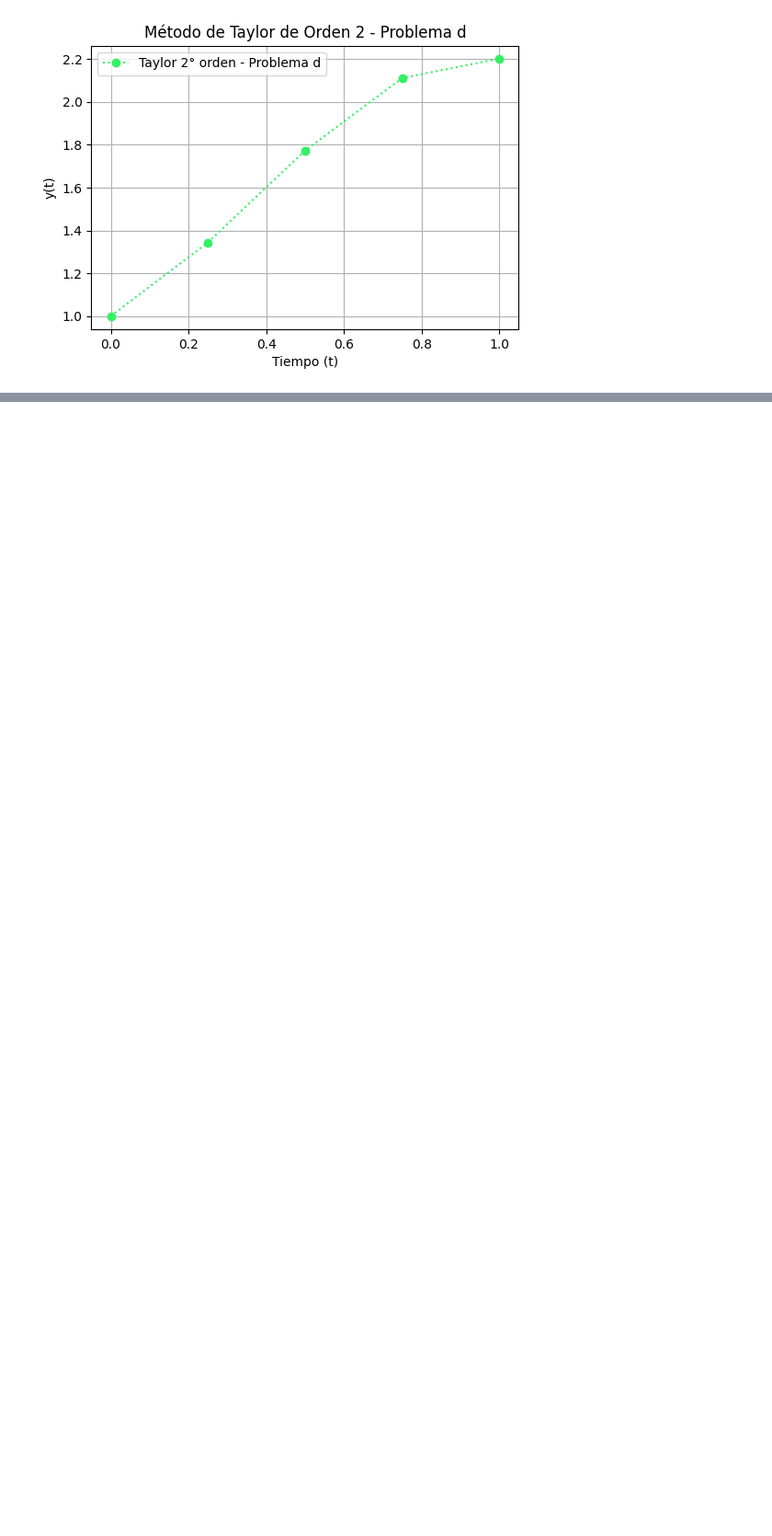
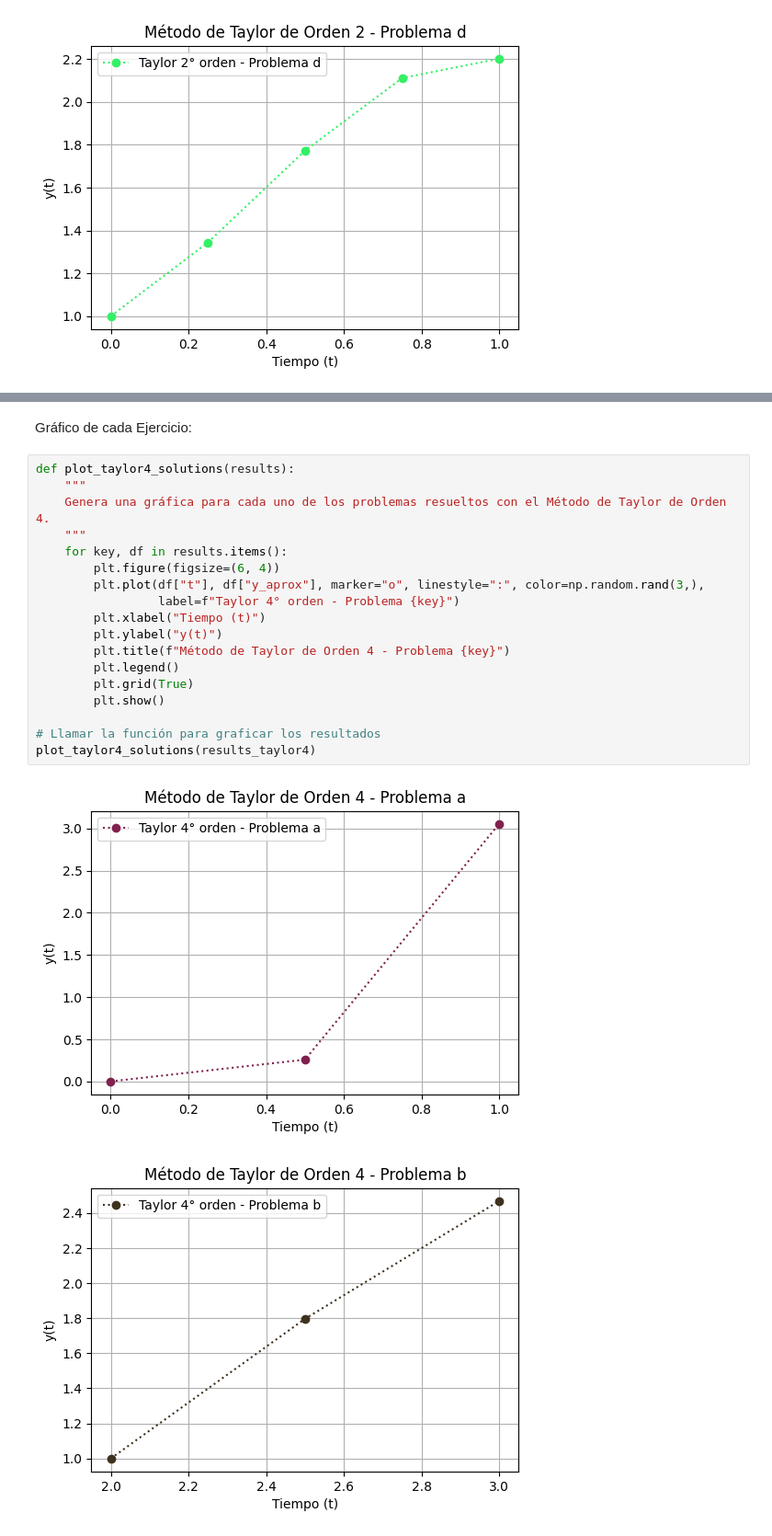
Before and after one commit to SebastianMoralesEpn/Github1.0, a Jupyter notebook: Tareas/[Tarea 12] Ejercicios Unidad 05-A ODE Método de Euler/[Tarea 12] Ejercicios Unidad 05-A ODE Método de Euler - Morales Sebastian.ipynb, the cells around one changed output, grey strips where cells are left out. Shown at 92% size. Cells and saved outputs as stored; diff of their text form; blank space fills up the shorter version.

Commit message:
Resolución ejercicio 7 de la tarea 12

```diff
--- a/Tareas/[Tarea 12] Ejercicios Unidad 05-A ODE Método de Euler/[Tarea 12] Ejercicios Unidad 05-A ODE Método de Euler - Morales Sebastian.ipynb
+++ b/Tareas/[Tarea 12] Ejercicios Unidad 05-A ODE Método de Euler/[Tarea 12] Ejercicios Unidad 05-A ODE Método de Euler - Morales Sebastian.ipynb
@@ -990,0 +1074,23 @@ for key, df in results.items():
+# %% [markdown]
+Gráfico de cada Ejercicio:
+# %%
+def plot_taylor4_solutions(results):
+    """
+    Genera una gráfica para cada uno de los problemas resueltos con el Método de Taylor de Orden 4.
+    """
+    for key, df in results.items():
+        plt.figure(figsize=(6, 4))
+        plt.plot(df["t"], df["y_aprox"], marker="o", linestyle=":", color=np.random.rand(3,),
+                 label=f"Taylor 4° orden - Problema {key}")
+        plt.xlabel("Tiempo (t)")
+        plt.ylabel("y(t)")
+        plt.title(f"Método de Taylor de Orden 4 - Problema {key}")
+        plt.legend()
+        plt.grid(True)
+        plt.show()
+
+# Llamar la función para graficar los resultados
+plot_taylor4_solutions(results_taylor4)
+# %% [output]
+[figure, added]
+[figure, added]
```
Also changed, not shown: parts of 5 cells of this notebook.
